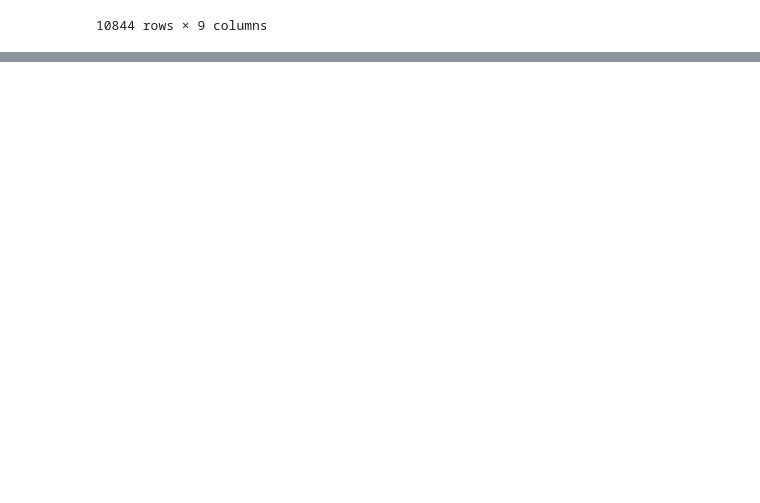
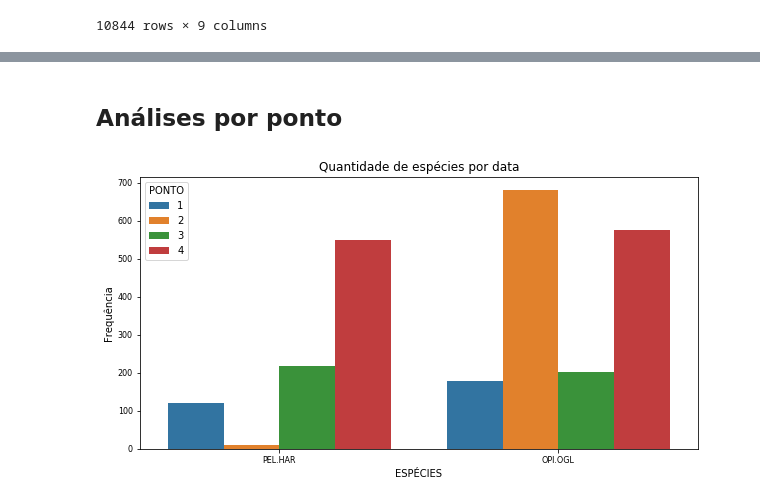
Before and after one commit to Hariamy/ada_projeto_eda, a Jupyter notebook: limpeza_analise.ipynb, the cells around one changed output, grey strips where cells are left out. Drawn from its saved outputs; the diff is of its cells as text; code cells hidden in the pictures; blank space fills up the shorter version.

```diff
--- a/limpeza_analise.ipynb
+++ b/limpeza_analise.ipynb
@@ -208,0 +246,20 @@ data
+# %% [markdown]
+## Análises por ponto
+# %%
+
+plt.figure(figsize = (10, 5))
+
+sns.countplot(data = amostra,
+              x = 'ESPECIE',
+              hue = 'PONTO')
+
+plt.title('Quantidade de espécies por data', fontsize = 12)
+plt.xlabel('ESPÉCIES', fontsize = 10)
+plt.ylabel('Frequência', fontsize = 10)
+
+plt.xticks(fontsize = 8)
+plt.yticks(fontsize = 8)
+
+plt.show()
+# %% [output]
+[figure, added]
```
Also changed, not shown: parts of 12 cells of this notebook.
